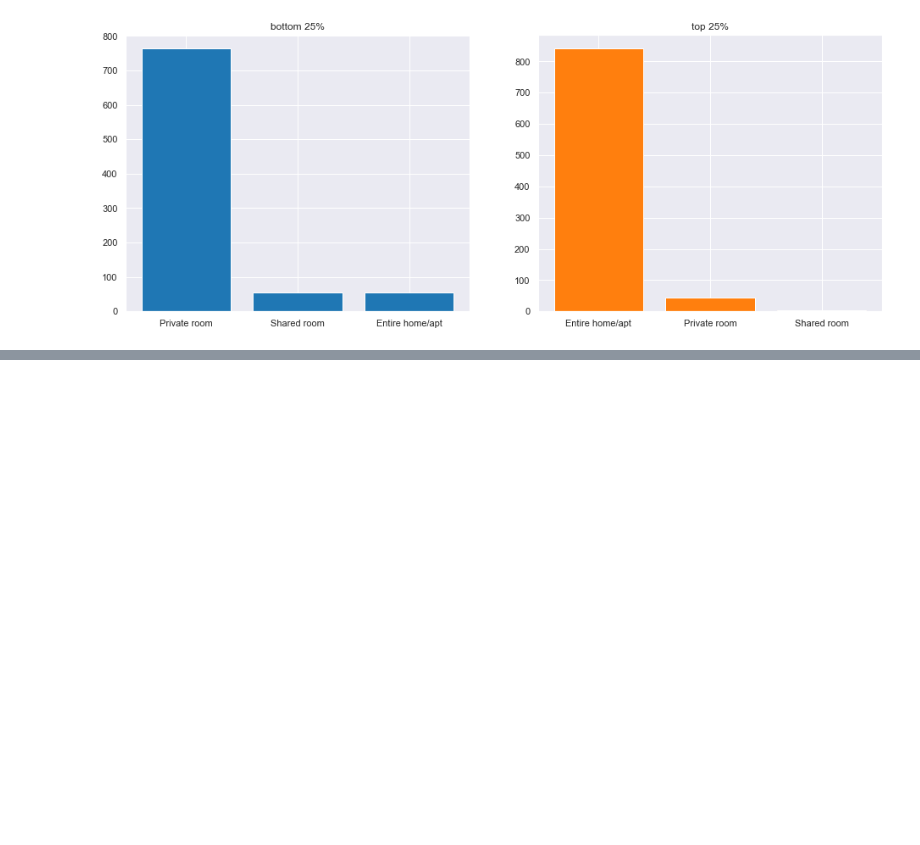
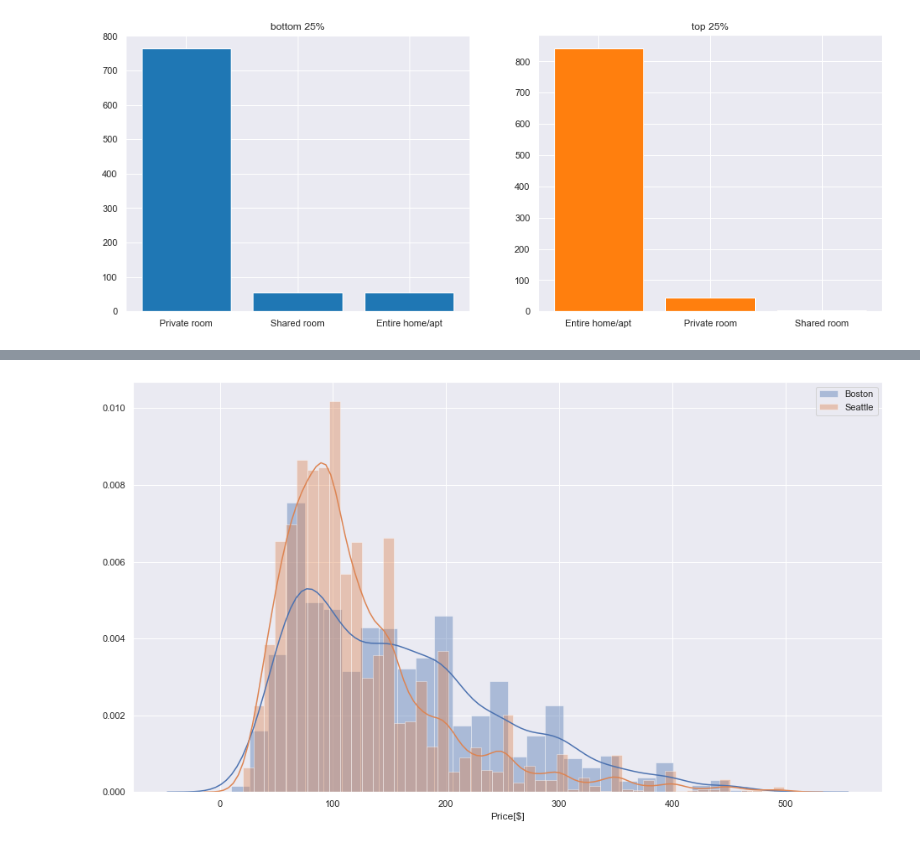
Before and after one commit to kawano8811/Write-A-Data-Science-Blog-Post, a Jupyter notebook: write_a_data_science_blog_post.ipynb, the cells around one changed output, grey strips where cells are left out. Saved outputs shown, nothing was run; the diff lists cells and outputs as text; code cells hidden in the pictures; blank space fills up the shorter version.

```diff
--- a/write_a_data_science_blog_post.ipynb
+++ b/write_a_data_science_blog_post.ipynb
@@ -257,0 +254,9 @@ Top 25% rooms are mainly entire home/apt and have many beds, so it can accommoda
+# %%
+plt.figure(figsize=(16, 9))
+sns.distplot(boston_list[boston_list['price'] < 500]['price'], label='Boston')
+sns.distplot(seattle_list[seattle_list['price'] < 500]['price'], label='Seattle')
+plt.legend()
+plt.xlabel('Price[$]')
+plt.show()
+# %% [output]
+[figure, added]
```
Also changed, not shown: parts of 21 cells of this notebook.
